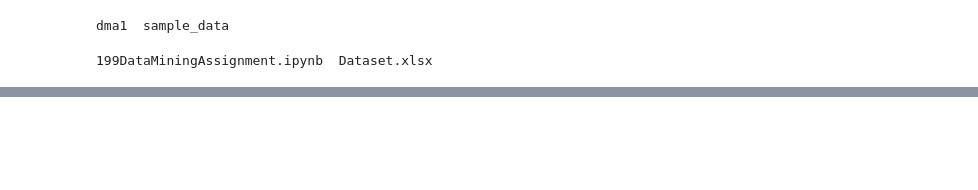
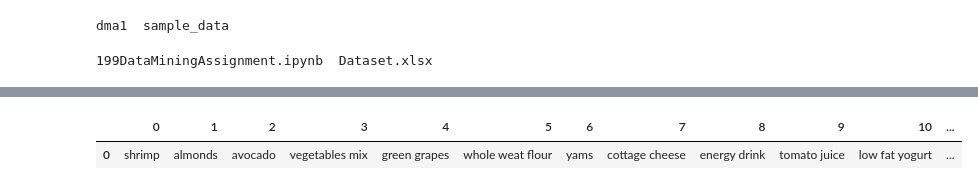
Before and after one commit to nnrtgt/dma1, a Jupyter notebook: 199DataMiningAssignment.ipynb, the cells around one changed output, grey strips where cells are left out. Drawn from its saved outputs; the diff is of its cells as text; code cells hidden in the pictures; blank space fills up the shorter version.

```diff
--- a/199DataMiningAssignment.ipynb
+++ b/199DataMiningAssignment.ipynb
@@ -56,0 +185,7 @@ df.head()
+# %%
+df = df1.copy()
+df.dropna()
+#: This function is used to remove a row or a column from a dataframe that has a NaN or missing values in it.
+# %% [output]
+|  | 0 | 1 | 2 | 3 | 4 | 5 | 6 | 7 | 8 | 9 | 10 | ... |
+| 0 | shrimp | almonds | avocado | vegetables mix | green grapes | whole weat flour | yams | cottage cheese | energy drink | tomato juice | low fat yogurt | ... |
```
Also changed, not shown: parts of 18 cells of this notebook.
